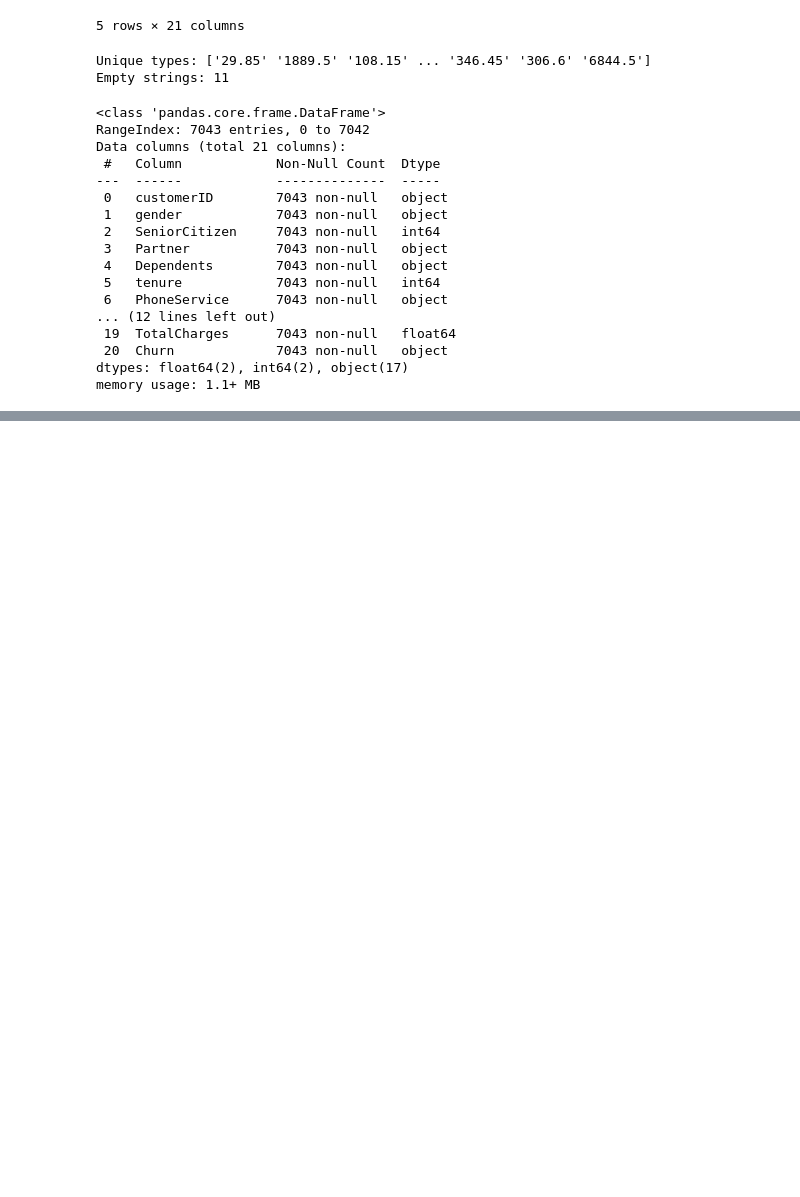
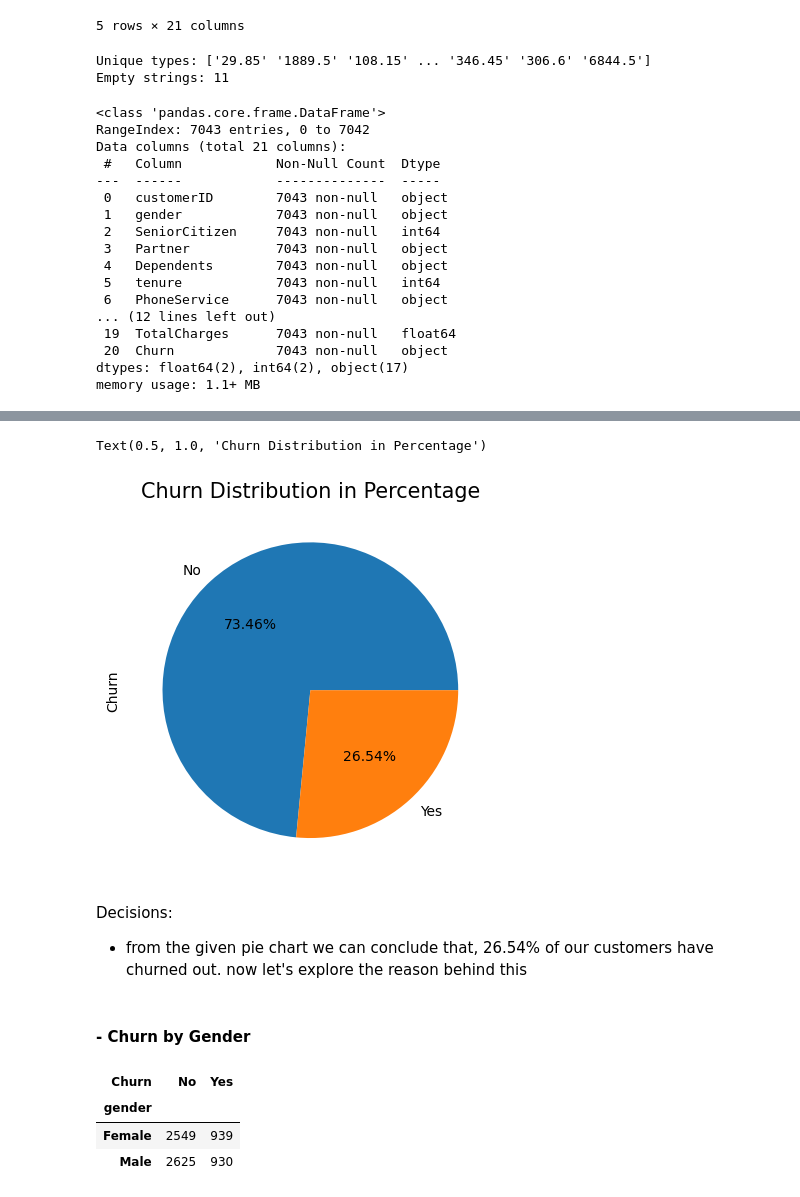
Before and after one commit to arFaisal043/Python_EDA_Project, a Jupyter notebook: Python_EDA_Project.ipynb, the cells around one changed output, grey strips where cells are left out. Drawn from its saved outputs; the diff is of its cells as text; code cells hidden in the pictures; blank space fills up the shorter version.

```diff
--- a/Python_EDA_Project.ipynb
+++ b/Python_EDA_Project.ipynb
@@ -143,0 +168,21 @@ memory usage: 1.1+ MB
+# %%
+# in %
+
+df['Churn'].value_counts().plot(ylabel='Churn', kind='pie', autopct='%1.2f%%')
+plt.title('Churn Distribution in Percentage', fontsize=15)
+# %% [output]
+Text(0.5, 1.0, 'Churn Distribution in Percentage')
+[figure, added]
+# %% [markdown]
+Decisions:
+- from the given pie chart we can conclude that, 26.54% of our customers have churned out. now let's explore the reason behind this
+# %% [markdown]
+#### - Churn by Gender
+# %%
+# create a contingency table
+pd.crosstab(df['gender'], df['Churn'])
+# %% [output]
+| Churn | No | Yes |
+| gender |  |  |
+| Female | 2549 | 939 |
+| Male | 2625 | 930 |
```
Also changed, not shown: parts of 31 cells of this notebook.
